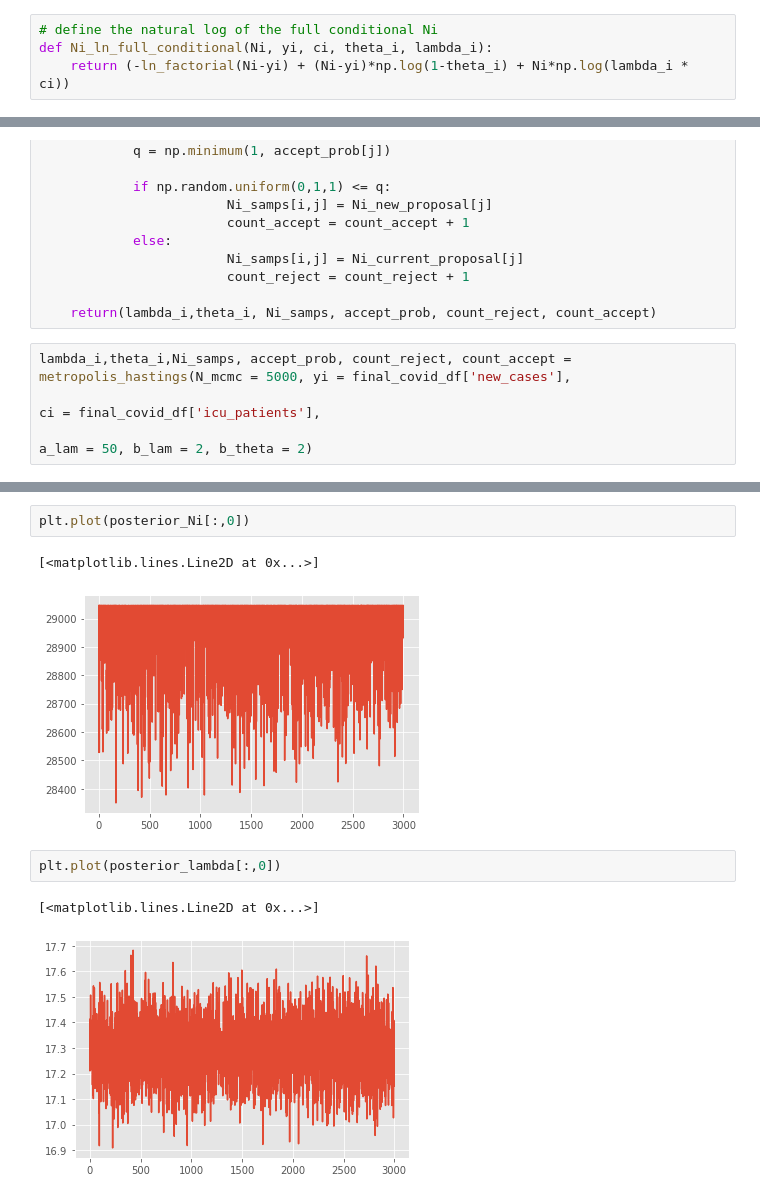
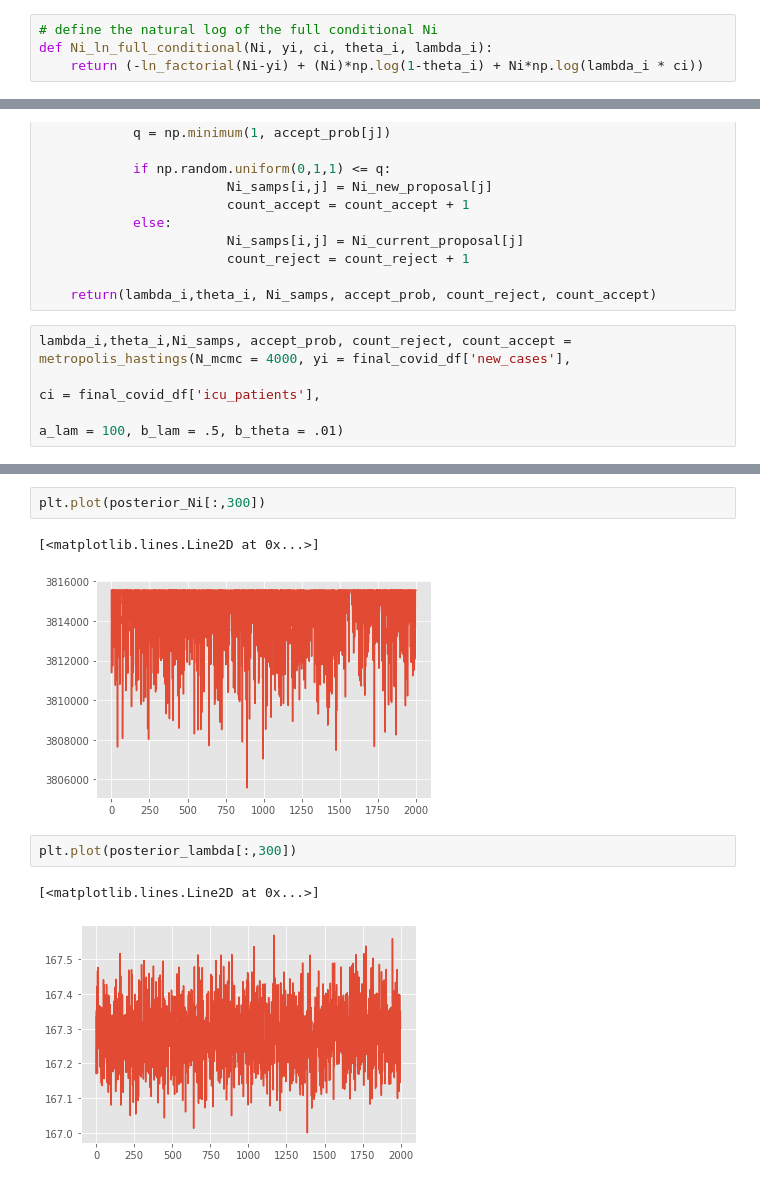
Before and after one commit to GerardoDiana/covid19-infection-rate, a Jupyter notebook: CovidCountModel2.ipynb, the cells around one changed output, grey strips where cells are left out. Cells and saved outputs as stored; diff of their text form.

```diff
--- a/CovidCountModel2.ipynb
+++ b/CovidCountModel2.ipynb
@@ -118,7 +118,7 @@ def ln_factorial(n):
 # %%
 # define the natural log of the full conditional Ni
 def Ni_ln_full_conditional(Ni, yi, ci, theta_i, lambda_i):
-    return (-ln_factorial(Ni-yi) + (Ni-yi)*np.log(1-theta_i) + Ni*np.log(lambda_i * ci))
+    return (-ln_factorial(Ni-yi) + (Ni)*np.log(1-theta_i) + Ni*np.log(lambda_i * ci))
 # %%
 def accept_prob_function(NewCond, CurrCond, NewProp, CurrProp):
     value = np.exp(NewCond - CurrCond) * np.exp(CurrProp - NewProp)
@@ -169,7 +169,7 @@ def metropolis_hastings(N_mcmc, yi, ci, a_lam, b_lam, b_theta):
 
     return(lambda_i,theta_i, Ni_samps, accept_prob, count_reject, count_accept)
 # %%
-lambda_i,theta_i,Ni_samps, accept_prob, count_reject, count_accept = metropolis_hastings(N_mcmc = 5000, yi = final_covid_df['new_cases'],
+lambda_i,theta_i,Ni_samps, accept_prob, count_reject, count_accept = metropolis_hastings(N_mcmc = 4000, yi = final_covid_df['new_cases'],
                                                                                          ci = final_covid_df['icu_patients'],
-                                                                                         a_lam = 50, b_lam = 2, b_theta = 2)
+                                                                                         a_lam = 100, b_lam = .5, b_theta = .01)
 # %%
@@ -206,11 +217,11 @@ Acceptance Probability:  [1.17908248e-050 8.58798421e+064 1.57968800e-104 5.9338
 # %%
-plt.plot(posterior_Ni[:,0])
+plt.plot(posterior_Ni[:,300])
 # %% [output]
 [<matplotlib.lines.Line2D at 0x...>]
-[figure, old version]
+[figure, new version]
 # %%
-plt.plot(posterior_lambda[:,0])
+plt.plot(posterior_lambda[:,300])
 # %% [output]
 [<matplotlib.lines.Line2D at 0x...>]
-[figure, old version]
+[figure, new version]
 # %%
```
Also changed, not shown: parts of 4 cells of this notebook, 3 other files.
